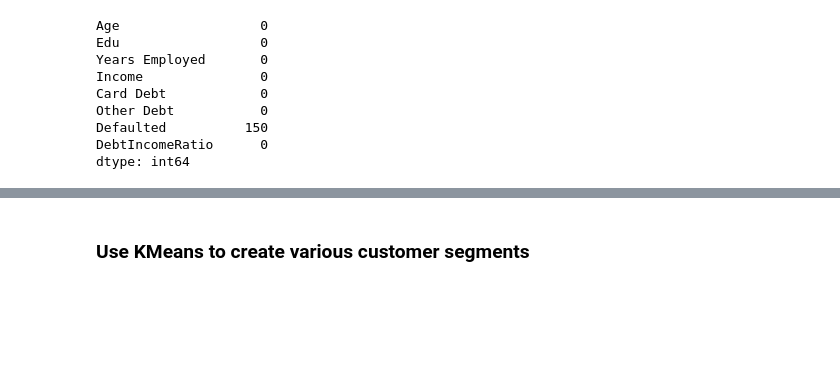
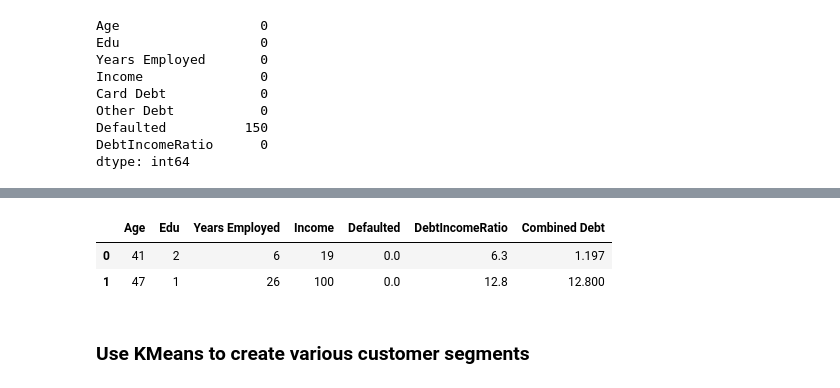
Before and after one commit to SeeBee8/KMeans-Clustering, a Jupyter notebook: KMeans Clustering.ipynb, the cells around one changed output, grey strips where cells are left out. Cells and saved outputs as stored; diff of their text form; code cells hidden in the pictures; blank space fills up the shorter version.

```diff
--- a/KMeans Clustering.ipynb
+++ b/KMeans Clustering.ipynb
@@ -69,3 +86,9 @@ df['Defaulted']=df['Defaulted'].fillna(2.0)
+# %%
+df.head(2)
+# %% [output]
+|  | Age | Edu | Years Employed | Income | Defaulted | DebtIncomeRatio | Combined Debt |
+| 0 | 41 | 2 | 6 | 19 | 0.0 | 6.3 | 1.197 |
+| 1 | 47 | 1 | 26 | 100 | 0.0 | 12.8 | 12.800 |
 # %%
 # Scale the data
 # Instantiate Standard Scaler
```
Also changed, not shown: parts of 17 cells of this notebook.
